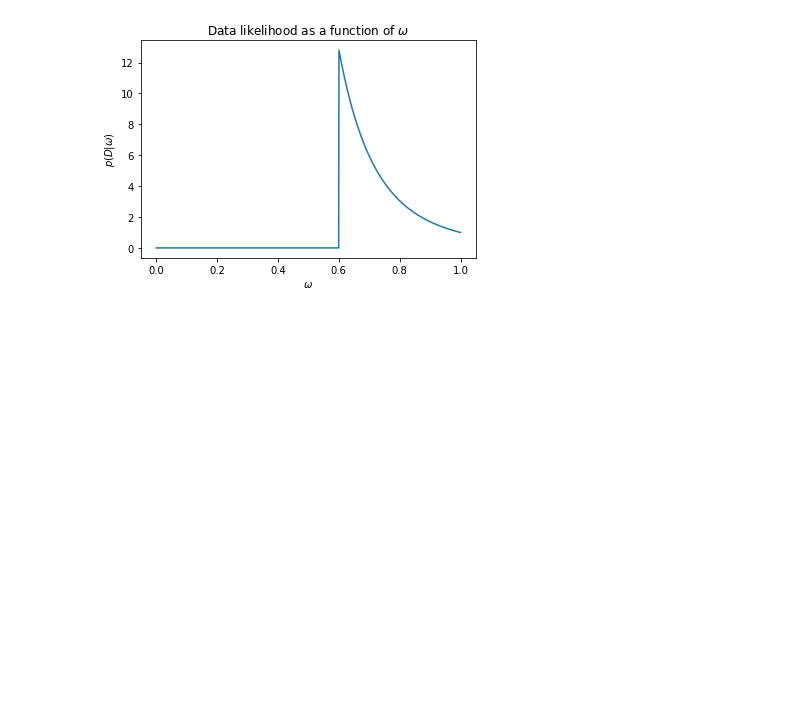
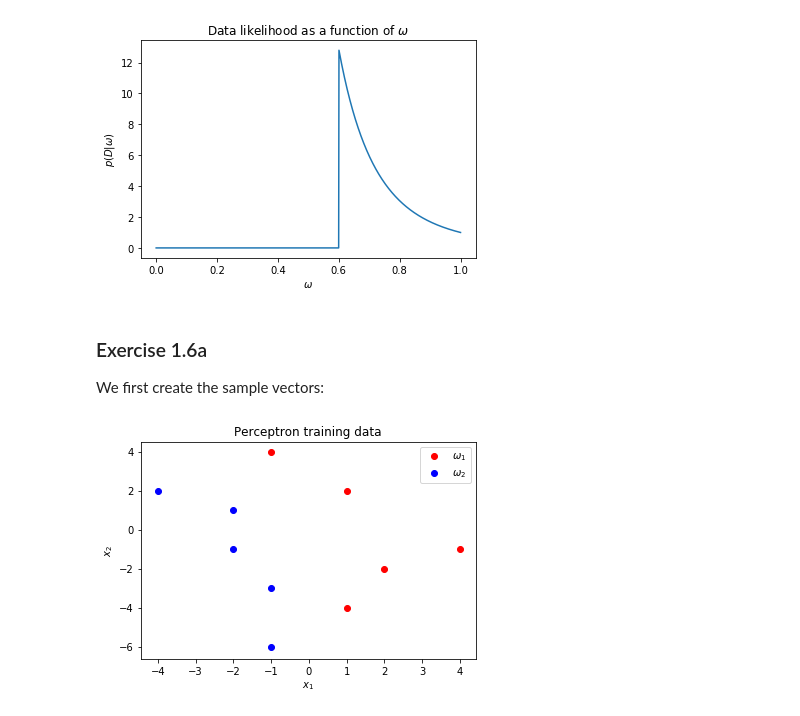
Before and after one commit to kotskon/patrec19, a Jupyter notebook: writOne/report.ipynb, the cells around one changed output. Saved outputs shown, nothing was run; the diff lists cells and outputs as text; code cells hidden in the pictures; blank space fills up the shorter version.

```diff
--- a/writOne/report.ipynb
+++ b/writOne/report.ipynb
@@ -34,0 +50,21 @@ plt.show ()
+# %% [markdown]
+### Exercise 1.6a
+
+We first create the sample vectors:
+# %%
+x_1 = np.array ([-1, 1, 2, 1, 4])
+y_1 = np.array ([4, 2, -2, -4, -1])
+x_2 = np.array ([-4, -2, -2, -1, -1])
+y_2 = np.array ([2, 1, -1, -3, -6])
+
+fig = plt.figure ()
+ax = fig.add_subplot(111)
+ax.scatter (x_1, y_1, color = 'red', label = '$\omega_1$')
+ax.scatter (x_2, y_2, color = 'blue', label = '$\omega_2$')
+plt.legend (loc = 'best')
+plt.xlabel ('$x_1$')
+plt.ylabel ('$x_2$')
+plt.title ('Perceptron training data')
+plt.show ()
+# %% [output]
+[figure, added]
```
Also changed, not shown: parts of 10 cells of this notebook.
